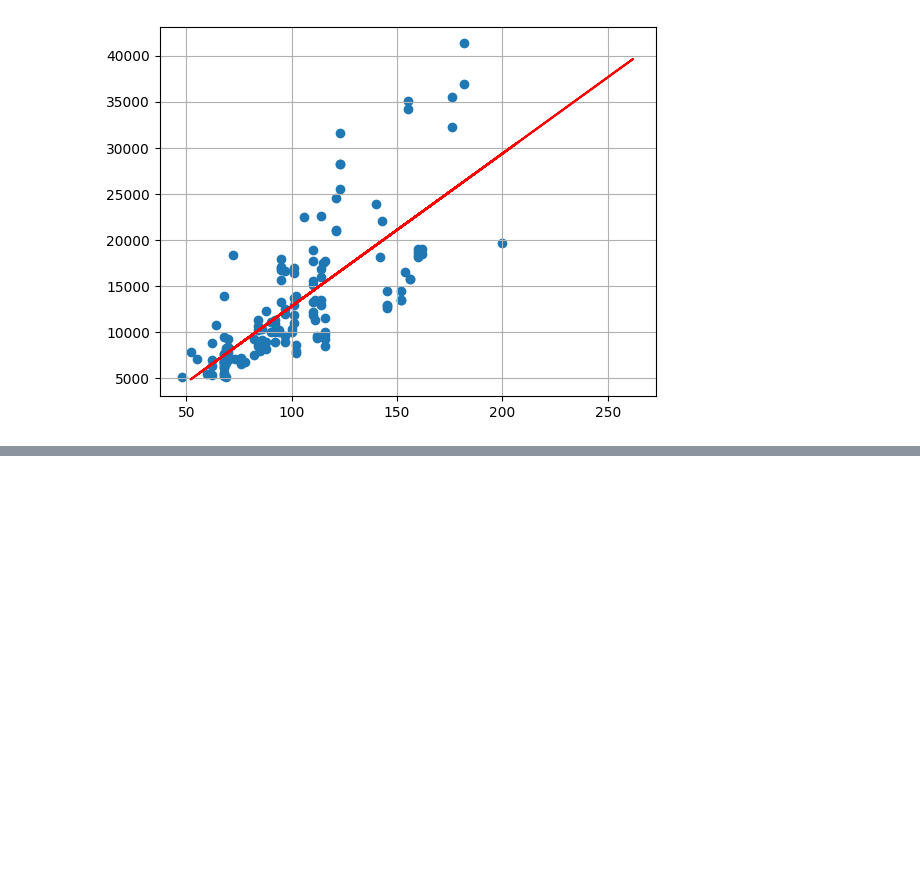
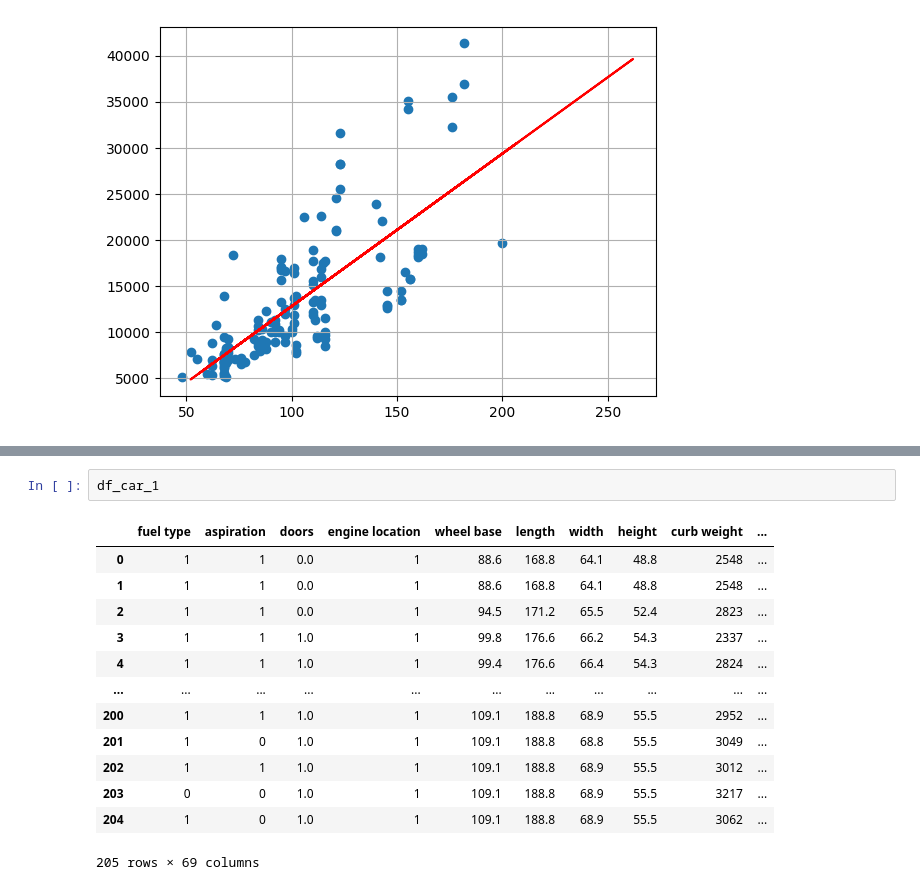
Before and after one commit to arunishere/DSV16Main, a Jupyter notebook: Reg/Regression.ipynb, the cells around one changed output, grey strips where cells are left out. Saved outputs shown, nothing was run; the diff lists cells and outputs as text; blank space fills up the shorter version.

```diff
--- a/Reg/Regression.ipynb
+++ b/Reg/Regression.ipynb
@@ -199,0 +248,16 @@ plt.show()
+# %%
+df_car_1
+# %% [output]
+|  | fuel type | aspiration | doors | engine location | wheel base | length | width | height | curb weight | ... |
+| 0 | 1 | 1 | 0.0 | 1 | 88.6 | 168.8 | 64.1 | 48.8 | 2548 | ... |
+| 1 | 1 | 1 | 0.0 | 1 | 88.6 | 168.8 | 64.1 | 48.8 | 2548 | ... |
+| 2 | 1 | 1 | 0.0 | 1 | 94.5 | 171.2 | 65.5 | 52.4 | 2823 | ... |
+| 3 | 1 | 1 | 1.0 | 1 | 99.8 | 176.6 | 66.2 | 54.3 | 2337 | ... |
+| 4 | 1 | 1 | 1.0 | 1 | 99.4 | 176.6 | 66.4 | 54.3 | 2824 | ... |
+| ... | ... | ... | ... | ... | ... | ... | ... | ... | ... | ... |
+| 200 | 1 | 1 | 1.0 | 1 | 109.1 | 188.8 | 68.9 | 55.5 | 2952 | ... |
+| 201 | 1 | 0 | 1.0 | 1 | 109.1 | 188.8 | 68.8 | 55.5 | 3049 | ... |
+| 202 | 1 | 1 | 1.0 | 1 | 109.1 | 188.8 | 68.9 | 55.5 | 3012 | ... |
+| 203 | 0 | 0 | 1.0 | 1 | 109.1 | 188.8 | 68.9 | 55.5 | 3217 | ... |
+| 204 | 1 | 0 | 1.0 | 1 | 109.1 | 188.8 | 68.9 | 55.5 | 3062 | ... |
+205 rows × 69 columns
```
Also changed, not shown: parts of 28 cells of this notebook.
